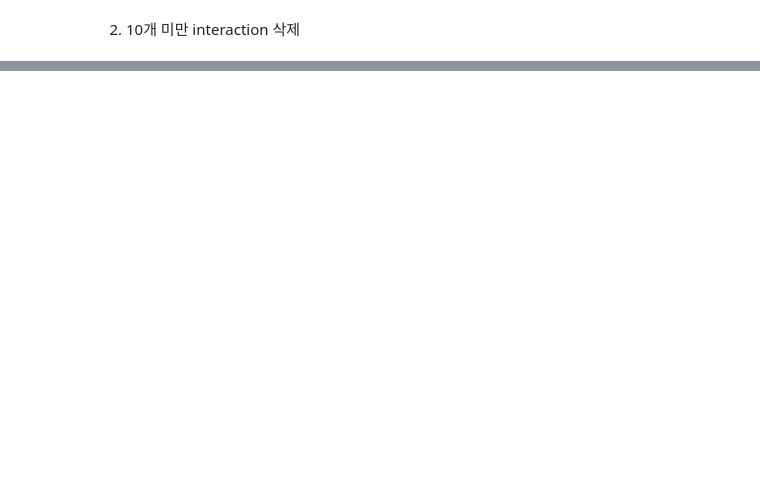
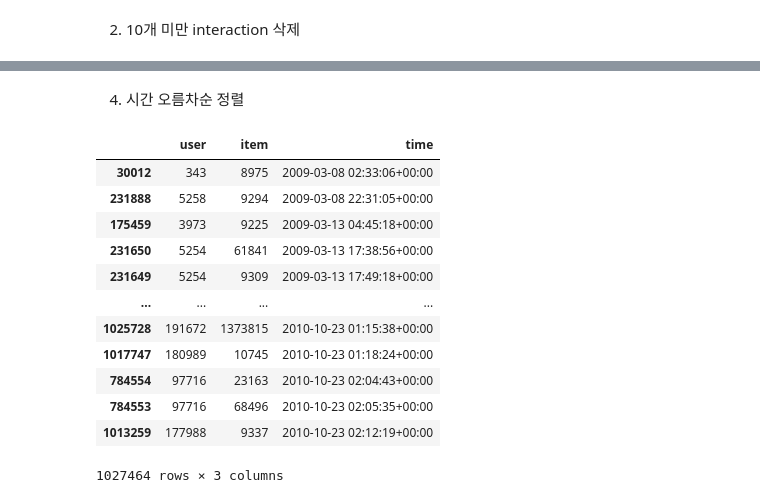
Before and after one commit to doublejone831/MGCCF, a Jupyter notebook: datahandler-update.ipynb, the cells around one changed output, grey strips where cells are left out. Cells and saved outputs as stored; diff of their text form; code cells hidden in the pictures; blank space fills up the shorter version.

```diff
--- a/datahandler-update.ipynb
+++ b/datahandler-update.ipynb
@@ -218,0 +175,20 @@ Avg Interaction Per item : 26.41341384515851
+# %% [markdown]
+4. 시간 오름차순 정렬
+# %%
+fdf['time'] = pd.to_datetime(fdf['time'])
+fdf = fdf.sort_values('time')
+fdf
+# %% [output]
+|  | user | item | time |
+| 30012 | 343 | 8975 | 2009-03-08 02:33:06+00:00 |
+| 231888 | 5258 | 9294 | 2009-03-08 22:31:05+00:00 |
+| 175459 | 3973 | 9225 | 2009-03-13 04:45:18+00:00 |
+| 231650 | 5254 | 61841 | 2009-03-13 17:38:56+00:00 |
+| 231649 | 5254 | 9309 | 2009-03-13 17:49:18+00:00 |
+| ... | ... | ... | ... |
+| 1025728 | 191672 | 1373815 | 2010-10-23 01:15:38+00:00 |
+| 1017747 | 180989 | 10745 | 2010-10-23 01:18:24+00:00 |
+| 784554 | 97716 | 23163 | 2010-10-23 02:04:43+00:00 |
+| 784553 | 97716 | 68496 | 2010-10-23 02:05:35+00:00 |
+| 1013259 | 177988 | 9337 | 2010-10-23 02:12:19+00:00 |
+1027464 rows × 3 columns
```
Also changed, not shown: parts of 41 cells of this notebook.
